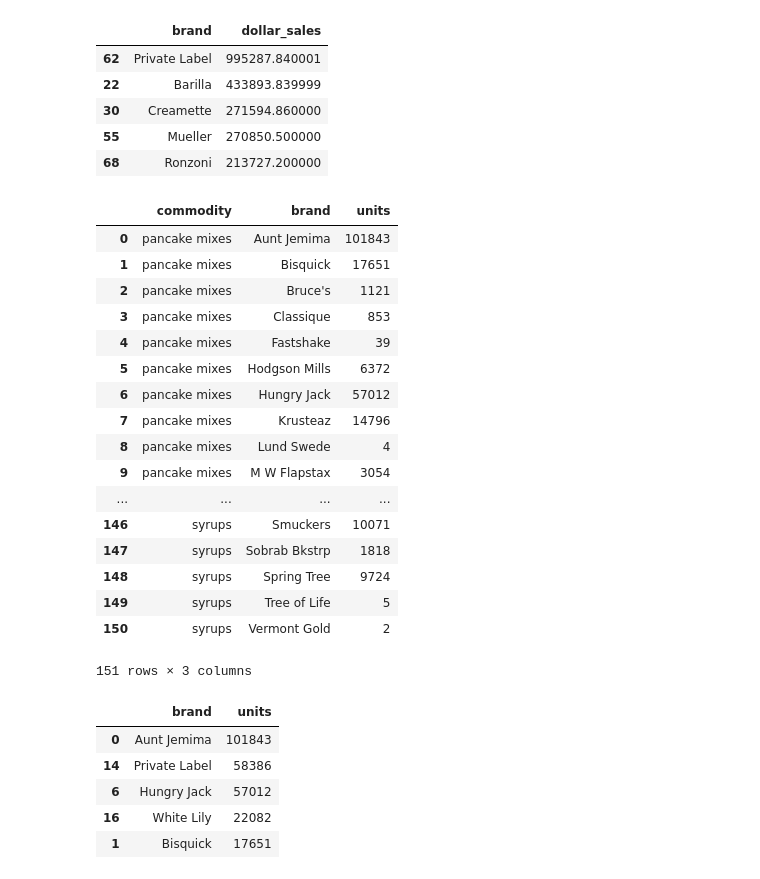
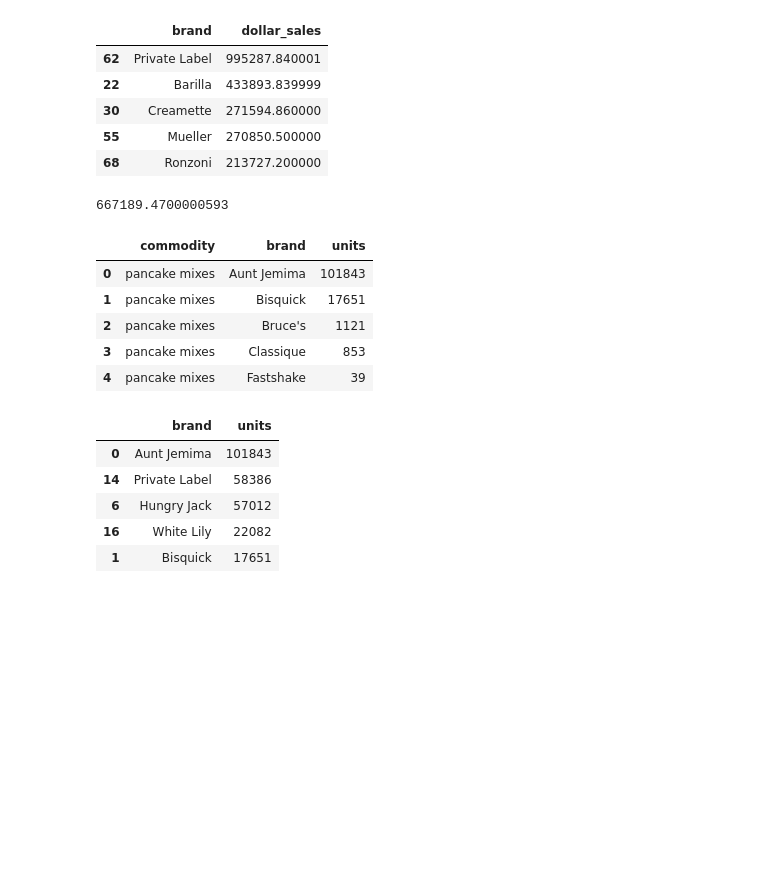
Before and after one commit to ahmtkaya/dunnhumby_Carbo_Loading_dataset, a Jupyter notebook: dunnhumby_Carbo_Loading_dataset.ipynb, the cells around one changed output. Saved outputs shown, nothing was run; the diff lists cells and outputs as text; code cells hidden in the pictures; blank space fills up the shorter version.

```diff
--- a/dunnhumby_Carbo_Loading_dataset.ipynb
+++ b/dunnhumby_Carbo_Loading_dataset.ipynb
@@ -335,30 +413,24 @@ sales_brand[sales_brand['commodity'] == 'pasta'][['brand','dollar_sales']]. \
 | 30 | Creamette | 271594.860000 |
 | 55 | Mueller | 270850.500000 |
 | 68 | Ronzoni | 213727.200000 |
+# %%
+## for the presantation
+T_5_Pasta_B.to_csv('T_5_Pasta_B.csv', index=False)
+sales_brand[sales_brand['commodity'] == 'pasta']['dollar_sales'].sum()-T_5_Pasta_B['dollar_sales'].sum()
+# %% [output]
+667189.4700000593
 # %%
 # Checking units for each brand
 units_brand = trans_prod.groupby(by = ['commodity','brand'])['units'].sum().reset_index()
 # %%
-units_brand
+units_brand.head()
 # %% [output]
 |  | commodity | brand | units |
 | 0 | pancake mixes | Aunt Jemima | 101843 |
 | 1 | pancake mixes | Bisquick | 17651 |
 | 2 | pancake mixes | Bruce's | 1121 |
 | 3 | pancake mixes | Classique | 853 |
 | 4 | pancake mixes | Fastshake | 39 |
-| 5 | pancake mixes | Hodgson Mills | 6372 |
-| 6 | pancake mixes | Hungry Jack | 57012 |
-| 7 | pancake mixes | Krusteaz | 14796 |
-| 8 | pancake mixes | Lund Swede | 4 |
-| 9 | pancake mixes | M W Flapstax | 3054 |
-| ... | ... | ... | ... |
-| 146 | syrups | Smuckers | 10071 |
-| 147 | syrups | Sobrab Bkstrp | 1818 |
-| 148 | syrups | Spring Tree | 9724 |
-| 149 | syrups | Tree of Life | 5 |
-| 150 | syrups | Vermont Gold | 2 |
-151 rows × 3 columns
 # %%
 ## Top 5 regarding sales
 
```
Also changed, not shown: parts of 75 cells of this notebook.
